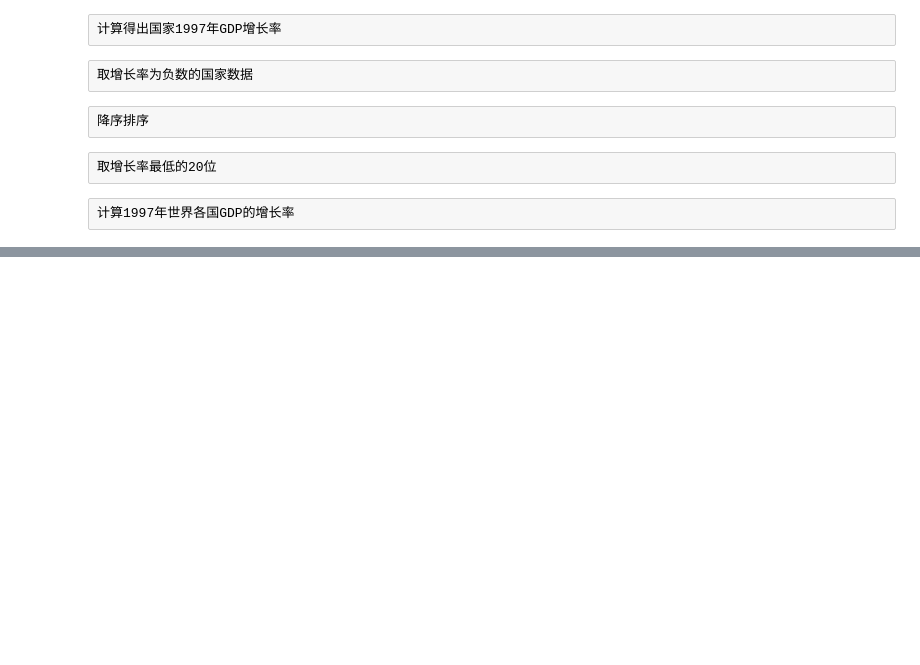
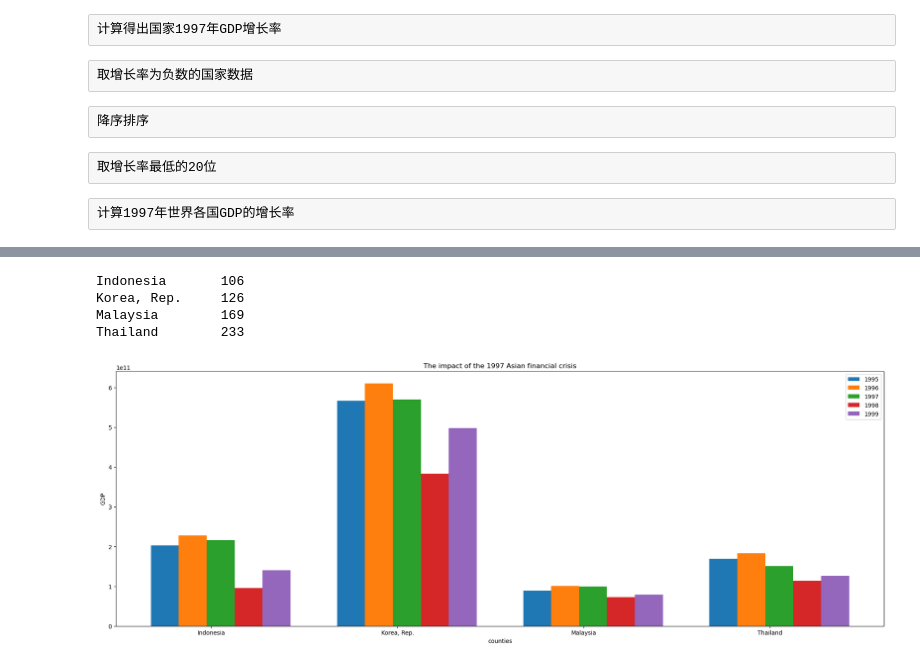
Before and after one commit to kclx/Explore-the-financial-events-behind-changes-in-global-GDP, a Jupyter notebook: notebooks/financial_crisis_1997.ipynb, the cells around one changed output, grey strips where cells are left out. Drawn from its saved outputs; the diff is of its cells as text; code cells hidden in the pictures; blank space fills up the shorter version.

```diff
--- a/notebooks/financial_crisis_1997.ipynb
+++ b/notebooks/financial_crisis_1997.ipynb
@@ -50,0 +44,63 @@ countries_GDP_1996_1997
+# %%
+index = 0
+for i in countries_names:
+    if i in ['Thailand', 'Indonesia', 'Malaysia', 'Korea, Rep.']:
+        print(i + '\t' + str(index))
+    index += 1
+# %% [output]
+Indonesia       106
+Korea, Rep.     126
+Malaysia        169
+Thailand        233
+# %%
+countries_GDP_four_1995_1999 = countries_GDP.iloc[[106, 126, 169, 233, ], [0, 37, 38, 39, 40, 41]]
+# %%
+x_counties = np.array(countries_GDP_four_1995_1999.iloc[:, 0]).reshape(1, 4)
+# %%
+y = np.array(countries_GDP_four_1995_1999.iloc[:, 1:])
+# %%
+x = x_counties[0]
+y_1995 = y[:, 0].reshape(1, 4)[0]
+y_1996 = y[:, 1].reshape(1, 4)[0]
+y_1997 = y[:, 2].reshape(1, 4)[0]
+y_1998 = y[:, 3].reshape(1, 4)[0]
+y_1999 = y[:, 4].reshape(1, 4)[0]
+# %%
+plt.figure(figsize=(24, 8))
+plt.title('The impact of the 1997 Asian financial crisis')
+width = 0.15
+po_1995 = [i - 0.75 + 0.5 for i in range(len(x))]
+po_1996 = [i - 0.6 + 0.5 for i in range(len(x))]
+po_1997 = [i - 0.45 + 0.5 for i in range(len(x))]
+po_1998 = [i - 0.3 + 0.5 for i in range(len(x))]
+po_1999 = [i - 0.15 + 0.5 for i in range(len(x))]
+
+plt.bar(po_1995, y_1995, width=width, label='1995')
+plt.bar(po_1996, y_1996, width=width, label='1996')
+plt.bar(po_1997, y_1997, width=width, label='1997')
+plt.bar(po_1998, y_1998, width=width, label='1998')
+plt.bar(po_1999, y_1999, width=width, label='1999')
+
+plt.xticks(range(len(x)), x)
+
+plt.xlabel('counties')
+plt.ylabel('GDP')
+
+plt.legend()
+
+
+
+savefig('../output/test01.png',
+        dpi='figure',
+        format='png',
+        # metadata=None,
+        # bbox_inches=None,
+        # pad_inches=0.1,
+        # facecolor='auto',
+        # edgecolor='auto',
+        # backend=None
+        )
+
+plt.show()
+# %% [output]
+[figure, added]
```
Also changed, not shown: parts of 11 cells of this notebook, 9 other files.
